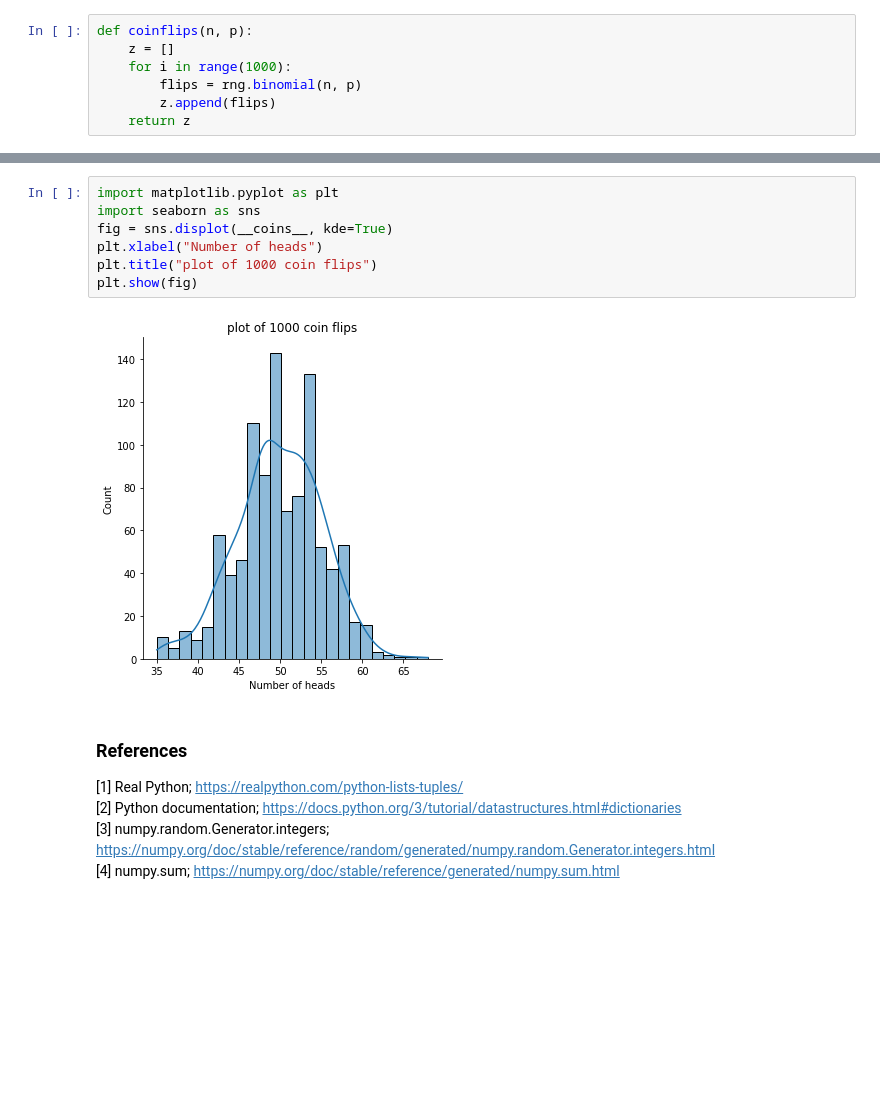
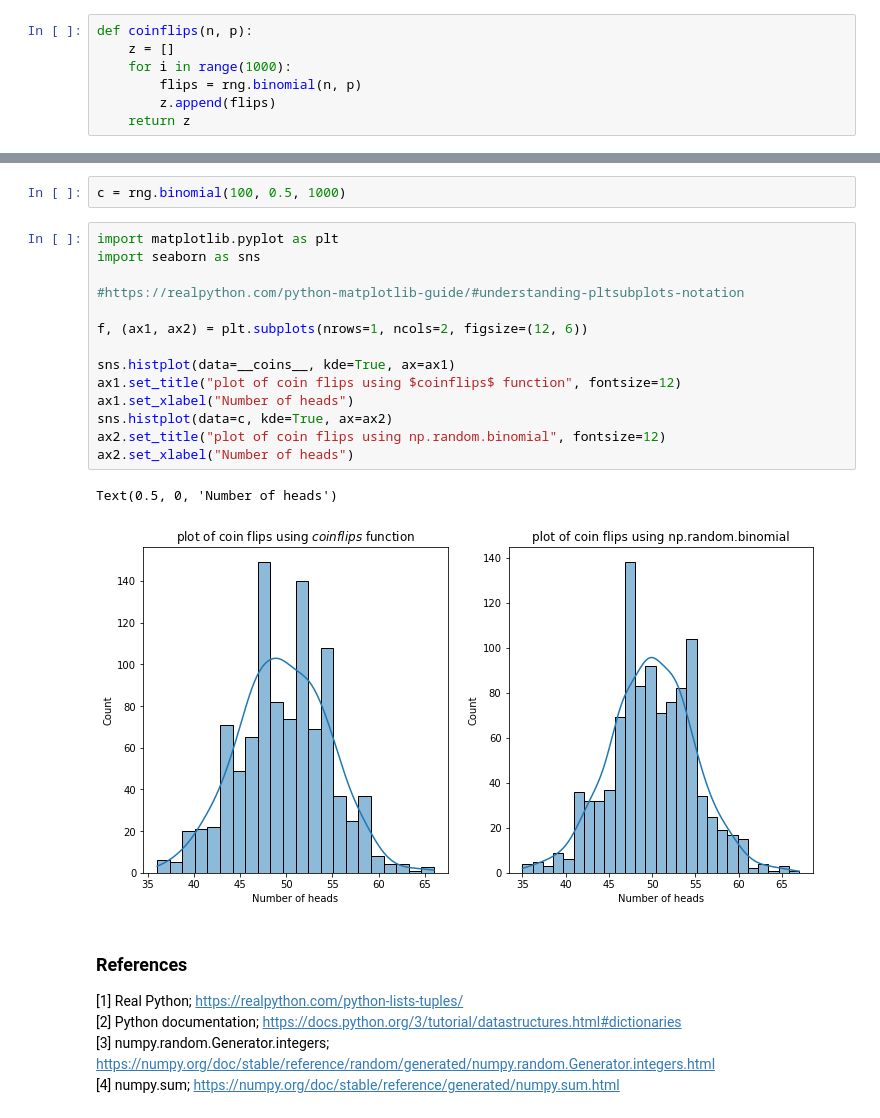
Before and after one commit to killfoley/funddatasks, a Jupyter notebook: Tasks 2020.ipynb, the cells around one changed output, grey strips where cells are left out. Drawn from its saved outputs; the diff is of its cells as text; blank space fills up the shorter version.

Commit message:
Did more work on coinflips task. Figured out how to do subplots with seaborn and matplotlib

```diff
--- a/Tasks 2020.ipynb
+++ b/Tasks 2020.ipynb
@@ -165,12 +171,22 @@ __coins__
-# %%
-import matplotlib.pyplot as plt
-import seaborn as sns
-fig = sns.displot(__coins__, kde=True)
-plt.xlabel("Number of heads")
-plt.title("plot of 1000 coin flips")
-plt.show(fig)
-# %% [output]
-[figure, removed]
+# %%
+c = rng.binomial(100, 0.5, 1000)
+# %%
+import matplotlib.pyplot as plt
+import seaborn as sns
+
+#https://realpython.com/python-matplotlib-guide/#understanding-pltsubplots-notation
+
+f, (ax1, ax2) = plt.subplots(nrows=1, ncols=2, figsize=(12, 6))
+
+sns.histplot(data=__coins__, kde=True, ax=ax1)
+ax1.set_title("plot of coin flips using $coinflips$ function", fontsize=12)
+ax1.set_xlabel("Number of heads")
+sns.histplot(data=c, kde=True, ax=ax2)
+ax2.set_title("plot of coin flips using np.random.binomial", fontsize=12)
+ax2.set_xlabel("Number of heads")
+# %% [output]
+Text(0.5, 0, 'Number of heads')
+[figure, added]
 # %% [markdown]
 ### References
 [1] Real Python; https://realpython.com/python-lists-tuples/<br />
```
Also changed, not shown: parts of 7 cells of this notebook.
